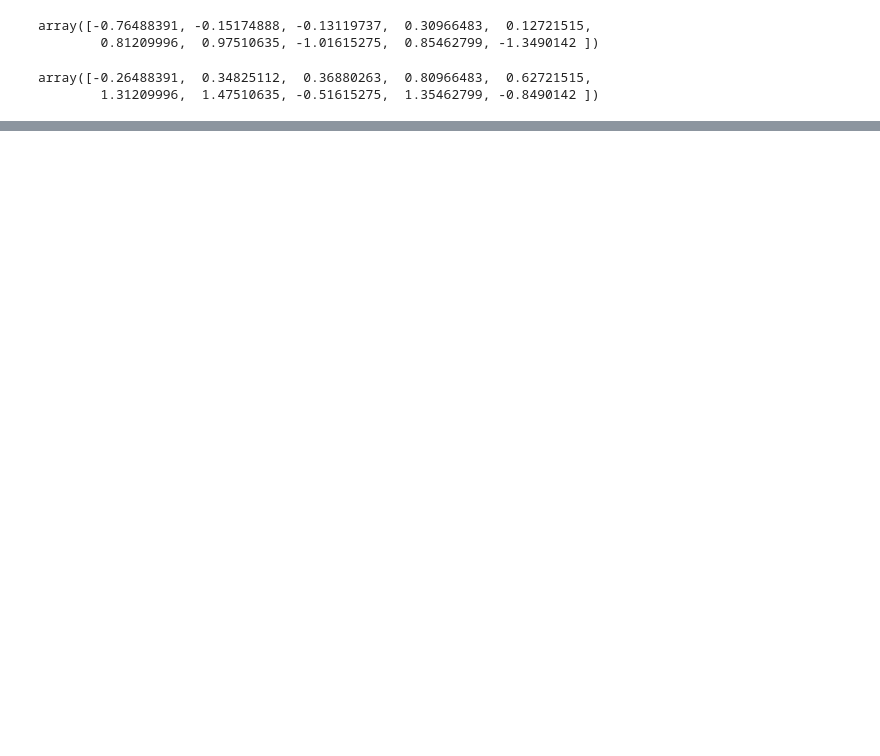
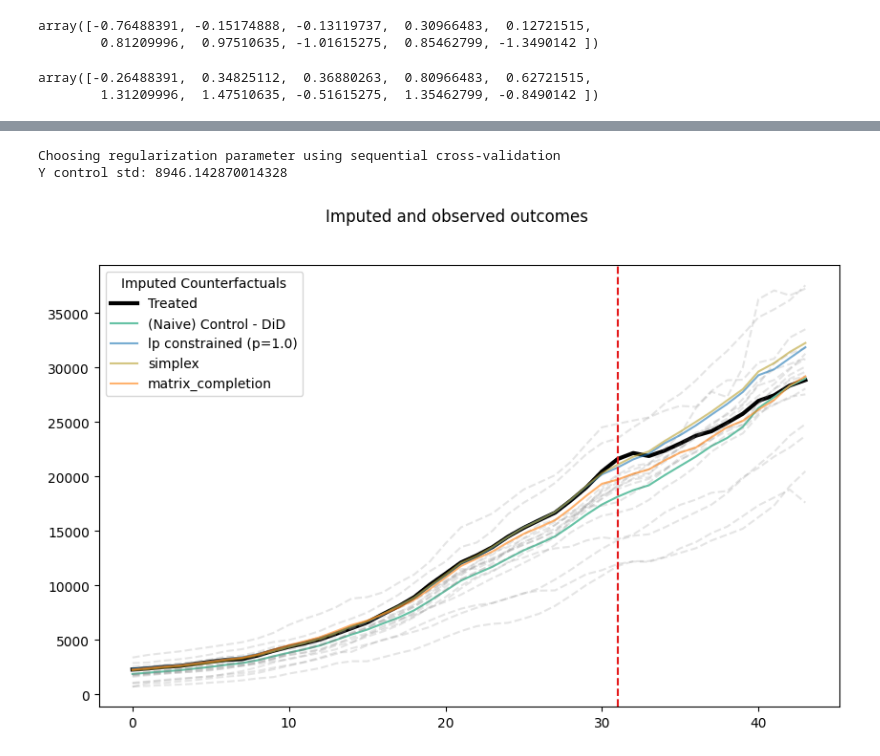
Before and after one commit to apoorvalal/synthlearners, a Jupyter notebook: notebooks/demo_mcnnm.ipynb, the cells around one changed output, grey strips where cells are left out. Drawn from its saved outputs; the diff is of its cells as text; code cells hidden in the pictures; blank space fills up the shorter version.

```diff
--- a/notebooks/demo_mcnnm.ipynb
+++ b/notebooks/demo_mcnnm.ipynb
@@ -103,0 +208,17 @@ Treatment Effect Bias 0.009983685543181742
+# %%
+# Fit multiple synthetic controls
+synth_methods = [
+    Synth(method="lp_norm", p=1.0),
+    #Synth(method="lp_norm", p=2.0),
+    #Synth(method="linear"),
+    Synth(method="simplex"),
+    Synth(method="matrix_completion"),
+]
+
+results = [
+    method.fit(data["Y"], data["treated_units"], data["T_pre"], compute_jackknife=False,verbose=False)
+    for method in synth_methods
+]
+# %% [output]
+Choosing regularization parameter using sequential cross-validation
+Y control std: 8946.142870014328
@@ -103,0 +227,12 @@ Treatment Effect Bias 0.009983685543181742
+# %%
+# Create plot
+plotter = SynthPlotter()
+fig, ax = plt.subplots(1, 1, figsize=(10, 6))
+plotter.plot_trajectories(
+    results, data["Y"], data["treated_units"], data["T_pre"],
+    ax=ax, show_controls=True
+)
+fig.suptitle("Imputed and observed outcomes")
+plt.show()
+# %% [output]
+[figure, added]
```
Also changed, not shown: parts of 13 cells of this notebook, 4 other files.
